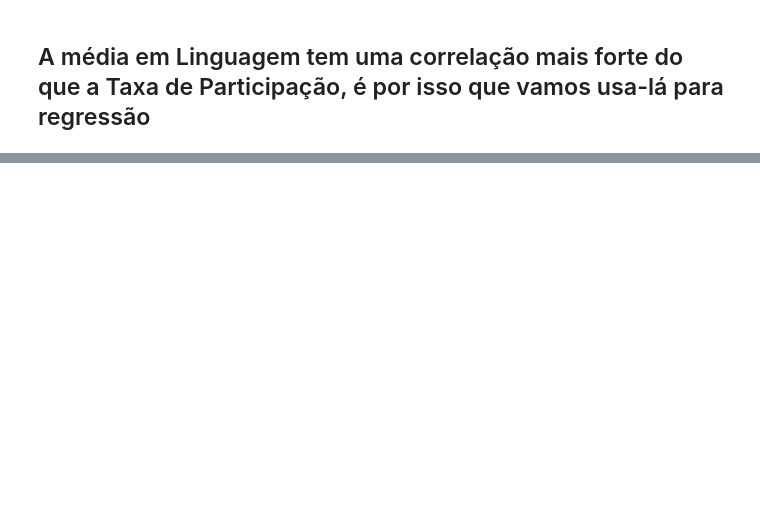
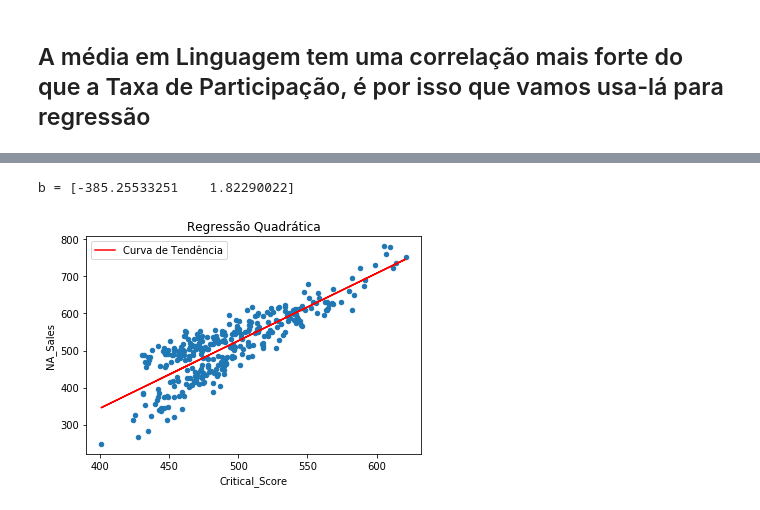
Before and after one commit to LuskaSaur/Trabalho3-de-CN---Regressao, a Jupyter notebook: Trabalho_CN_João_Lucas_Fernandes_de_Melo_&_Lucas_Rocha.ipynb, the cells around one changed output, grey strips where cells are left out. Drawn from its saved outputs; the diff is of its cells as text; code cells hidden in the pictures; blank space fills up the shorter version.

```diff
--- a/Trabalho_CN_João_Lucas_Fernandes_de_Melo_&_Lucas_Rocha.ipynb
+++ b/Trabalho_CN_João_Lucas_Fernandes_de_Melo_&_Lucas_Rocha.ipynb
@@ -27,0 +80,17 @@ base.plot(kind='scatter',x='NU_MEDIA_LP',y='NU_MEDIA_RED')
+# %%
+x = base[(base.NU_MEDIA_LP).notnull()].NU_MEDIA_LP
+y = base[(base.NU_MEDIA_RED).notnull()].NU_MEDIA_RED
+base.plot(kind='scatter',x='NU_MEDIA_LP',y='NU_MEDIA_RED')
+
+#Aqui voce pode escolher transpor ou nao, o importante eh ficar de acordo com seu codigo acima
+b = regressaoLinearMultipla(x,y)
+print("b =",b)
+plt.plot(x,resolveLin(b,x),'r',label="Curva de Tendência")
+plt.title("Regressão Quadrática")
+plt.legend()
+plt.xlabel("Critical_Score")
+plt.ylabel("NA_Sales")
+plt.show()
+# %% [output]
+b = [-385.25533251    1.82290022]
+[figure, added]
```
Also changed, not shown: parts of 5 cells of this notebook.
